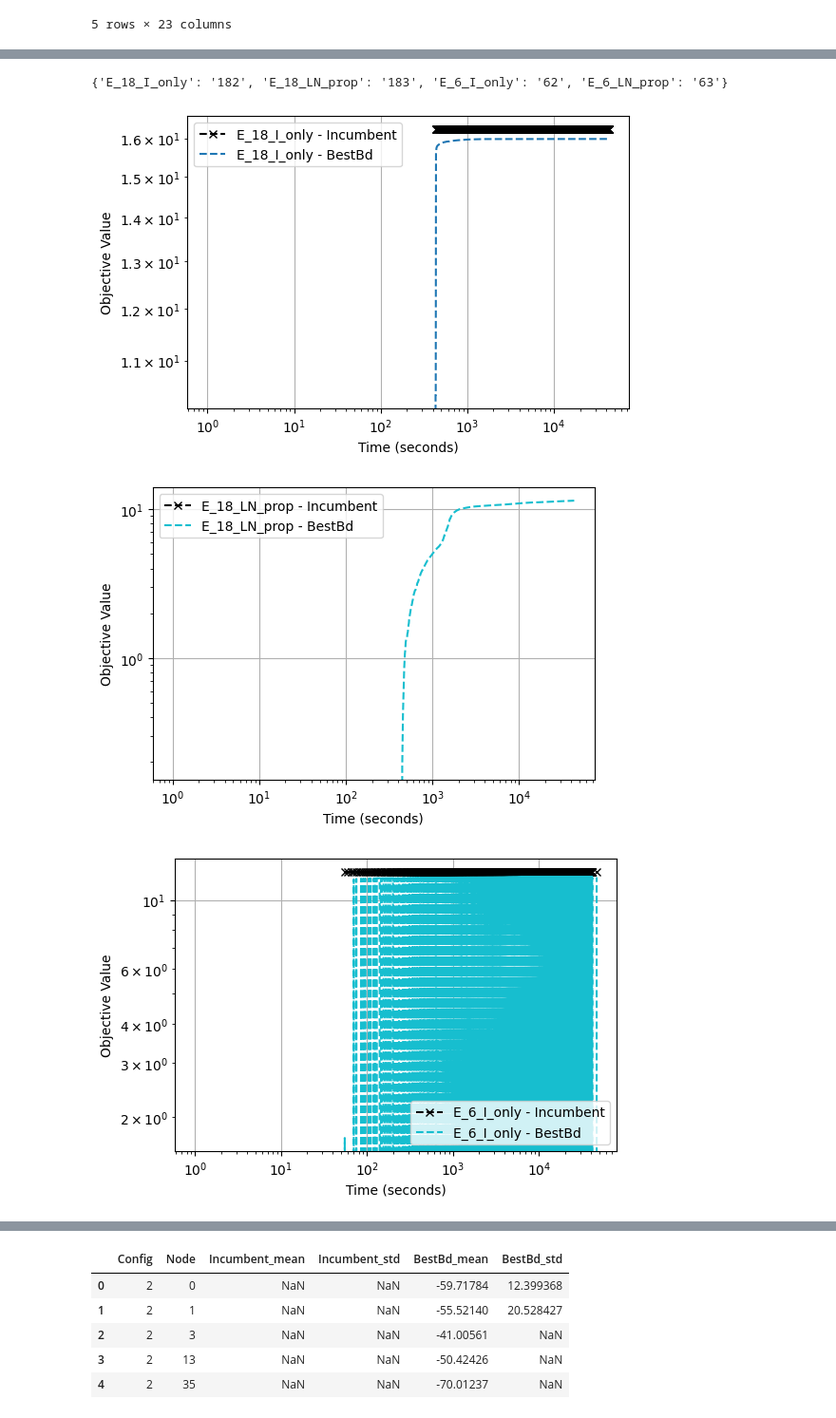
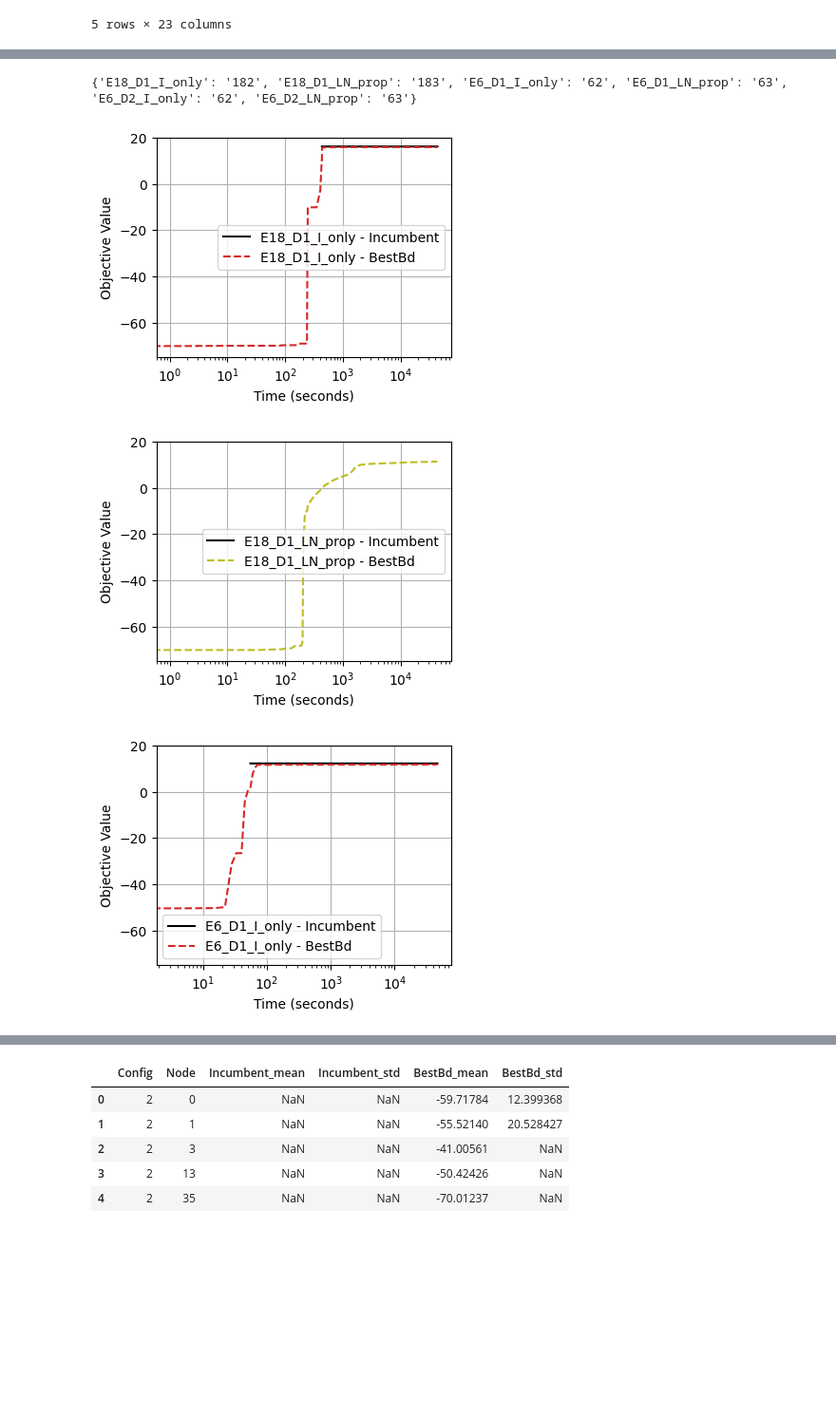
Before and after one commit to s-hallsworth/Transformer_Formulation, a Jupyter notebook: Case_Study_1/analyse_results_veri.ipynb, the cells around one changed output, grey strips where cells are left out. Shown at 95% size. Saved outputs shown, nothing was run; the diff lists cells and outputs as text; code cells hidden in the pictures; blank space fills up the shorter version.

Commit message:
add convergence plots verification

```diff
--- a/Case_Study_1/analyse_results_veri.ipynb
+++ b/Case_Study_1/analyse_results_veri.ipynb
@@ -86,9 +86,10 @@ nl
 import pandas as pd
 import numpy as np
 
+nl2 = nl
 # Ensure columns are numeric, converting non-numeric entries to NaN
 for col in ['Time', 'CurrentNode', 'NewSolution', 'Gap', 'Incumbent']:
-    nl[col] = pd.to_numeric(nl[col], errors='coerce')
+    nl2[col] = pd.to_numeric(nl[col], errors='coerce')
 
 # Define helper functions for individual column aggregations
 def time_to_first_feasible(series):
@@ -105,7 +106,7 @@ def final_value(series):
 
 # Aggregate metrics per Embed_Dim, Enc_Layers, and Config
 config_metrics = (
-    nl.groupby(['Embed_Dim', 'Enc_Layers', 'Config']).agg(
+    nl2.groupby(['Embed_Dim', 'Enc_Layers', 'Config']).agg(
         Time_to_optimal=('Time', 'max'),
         Nodes_explored=('CurrentNode', 'max'),
         Solutions_found=('Incumbent', 'count'),
@@ -160,3 +176,0 @@ array([['18', '2'],
-# %%
-grouped_nl.columns = ['Embed_Dim', 'Config', 'Time', 'Incumbent_mean', 'Incumbent_std', 'BestBd_mean', 'BestBd_std']
-grouped_nl.head()
@@ -180,65 +187,65 @@ grouped_nl.head()
 conf = ['No_MC','I_only', 'LN_prop']
 combinations = {}
 for i in configs:
-    combinations[f'E_{i[0]}_{conf[int(i[-1])-1]}'] = i[0]+i[-1]
+        combinations[f'E{i[0]}_D{i[1]}_{conf[int(i[-1])-1]}'] = i[0]+i[-1]
 
 print(combinations)
 # %% [output]
-{'E_18_I_only': '182', 'E_18_LN_prop': '183', 'E_6_I_only': '62', 'E_6_LN_prop': '63'}
+{'E18_D1_I_only': '182', 'E18_D1_LN_prop': '183', 'E6_D1_I_only': '62', 'E6_D1_LN_prop': '63', 'E6_D2_I_only': '62', 'E6_D2_LN_prop': '63'}
 # %%
 import matplotlib.pyplot as plt
 
 # Initialize the figure size
 colors = plt.get_cmap('tab10', len(grouped_nl['Config'].unique()))
 config_names = list(combinations.keys())
+colours = ['tab:orange', 'tab:red', 'tab:olive']
+# Find the global min and max values for both the x and y axes across all configurations
+# x_min = 0#grouped_nl['Time'].min() #10#
+# x_max = 20#grouped_nl['Time'].max()
 
-# Find the global min and max values for both the x and y axes across all configurations
-x_min = grouped_nl['Time'].min() #10#
-x_max = grouped_nl['Time'].max()
-
-y_min = min(grouped_nl['Incumbent_mean'].min(), grouped_nl['BestBd_mean'].min()) #1e-4 #
-y_max = max(grouped_nl['Incumbent_mean'].max(), grouped_nl['BestBd_mean'].max())
+# y_min = min(grouped_nl['Incumbent_mean'].min(), grouped_nl['BestBd_mean'].min()) #1e-4 #
+# y_max = max(grouped_nl['Incumbent_mean'].max(), grouped_nl['BestBd_mean'].max())
 
 # Plot each configuration using the same x and y axis limits
 for i, config in enumerate(configs):
-    plt.figure(i, figsize=(6, 4))
-    config_data = grouped_nl[(grouped_nl['Embed_Dim'] == config[0]) & (grouped_nl['Config'] == config[-1])]
-    color = colors(i)
+    plt.figure(i, figsize=(4, 3))
+    config_data = grouped_nl[(grouped_nl['Embed_Dim'] == config[0]) & (grouped_nl['Enc_Layers'] == config[1]) & (grouped_nl['Config'] == config[-1])]
+    color = colours[int(config[-1])-1]
 
     # Plot Incumbent mean
-    plt.plot(config_data['Time'], config_data['Incumbent_mean'], 'x-',linestyle='--', label=f'{config_names[i]} - Incumbent', color='k')
+    plt.plot(config_data['Time'], config_data['Incumbent_mean'],linestyle='-', label=f'{config_names[i]} - Incumbent', color='k')
     #Add shaded area for Incumbent std
-    plt.fill_between(config_data['Time'],
-                     config_data['Incumbent_mean'] - config_data['Incumbent_std'],
-                     config_data['Incumbent_mean'] + config_data['Incumbent_std'],
-                     color="black", alpha=0.5)
+    # plt.fill_between(config_data['Time'],
+    #                  config_data['Incumbent_mean'] - config_data['Incumbent_std'],
+    #                  config_data['Incumbent_mean'] + config_data['Incumbent_std'],
+    #                  color="black", alpha=0.5)
 
     # Plot BestBd mean
     plt.plot(config_data['Time'], config_data['BestBd_mean'], linestyle='--', label=f'{config_names[i]} - BestBd', color=color)
     # Add shaded area for BestBd std
     # plt.fill_between(config_data['Time'],
     #                  config_data['BestBd_mean'] - config_data['BestBd_std'],
     #                  config_data['BestBd_mean'] + config_data['BestBd_std'],
     #                  color="black", alpha=0.5)
-    # Set to log scale
-    plt.yscale('log')
+    # # Set to log scale
+    # plt.yscale('log')
     plt.xscale('log')
 
     # # Set the same x and y limits for all plots
-    # plt.xlim(x_min, x_max)
-    # plt.ylim(y_min, y_max)
+    #plt.xlim(x_min, x_max)
+    plt.ylim(-75, 20)
 
     # Add labels
     plt.grid(True)
     plt.xlabel('Time (seconds)')
     plt.ylabel('Objective Value')
     plt.legend()
 
 
     # PATH = r"C:\Users\sian_\OneDrive\Documents\Thesis"
     # plt.savefig(PATH+f'\images\{config_names[i]}_time_conv.png')
     # #plt.show()
 # %% [output]
-[figure, old version]
+[figure, new version]
-[figure, old version]
+[figure, new version]
-[figure, old version]
+[figure, new version]
```
Also changed, not shown: parts of 8 cells of this notebook, 1 other file.
